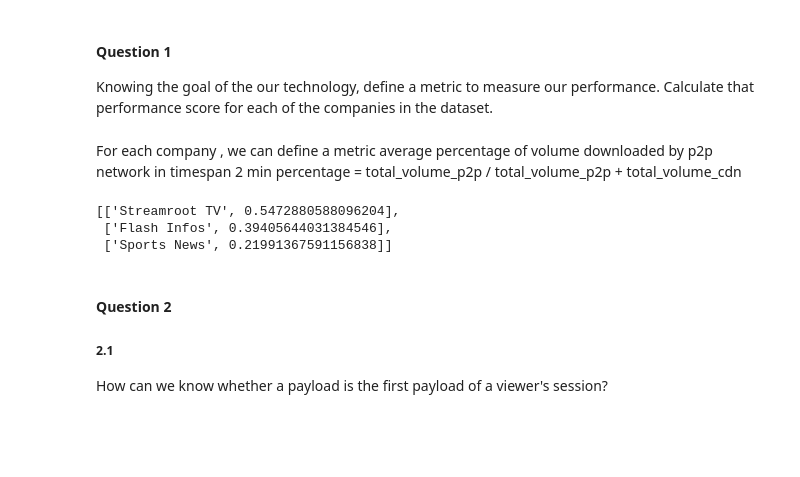
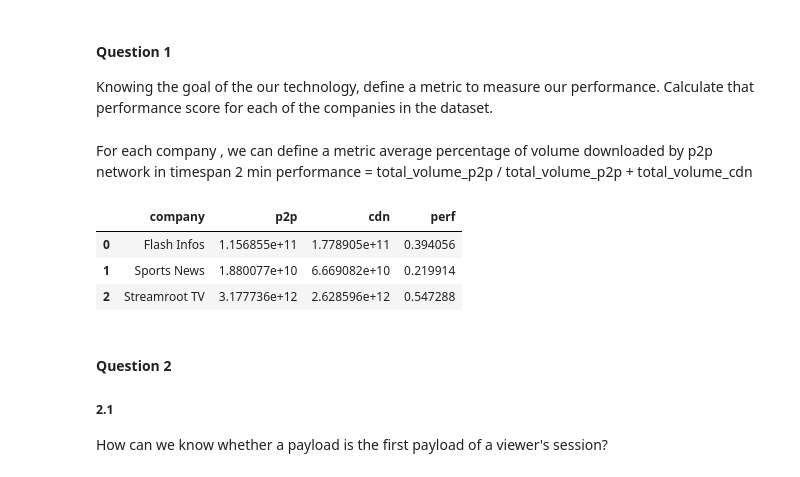
Before and after one commit to yihohu/sr_exercice, a Jupyter notebook: nb.ipynb, the cells around one changed output. Drawn from its saved outputs; the diff is of its cells as text; code cells hidden in the pictures; blank space fills up the shorter version.

```diff
--- a/nb.ipynb
+++ b/nb.ipynb
@@ -18,19 +18,16 @@ df.head()
 Knowing the goal of the our technology, define a metric to measure our performance. Calculate that performance score for each of the companies in the dataset.
 # %% [markdown]
 For each company , we can define a metric average percentage of volume downloaded by p2p network in timespan 2 min
-percentage = total_volume_p2p / total_volume_p2p + total_volume_cdn
+performance = total_volume_p2p / total_volume_p2p + total_volume_cdn
-# %%
-metric = []
-for com in  df.company.unique():
-    total_volume_p2p = df.loc[df.company == com, 'p2p'].sum()
-    total_volume_cdn = df.loc[df.company == com, 'cdn'].sum()
-    percentage = total_volume_p2p / (total_volume_p2p + total_volume_cdn)
-    metric.append([com, percentage])
-metric
-# %% [output]
-[['Streamroot TV', 0.5472880588096204],
- ['Flash Infos', 0.39405644031384546],
- ['Sports News', 0.21991367591156838]]
+# %%
+company_perf = df.groupby('company').agg({'p2p': 'sum', 'cdn': 'sum'}).reset_index()
+company_perf['perf'] = company_perf.apply(lambda x: x['p2p'] / (x['p2p'] + x['cdn']), axis=1)
+company_perf
+# %% [output]
+|  | company | p2p | cdn | perf |
+| 0 | Flash Infos | 1.156855e+11 | 1.778905e+11 | 0.394056 |
+| 1 | Sports News | 1.880077e+10 | 6.669082e+10 | 0.219914 |
+| 2 | Streamroot TV | 3.177736e+12 | 2.628596e+12 | 0.547288 |
 # %% [markdown]
 #### Question 2
 
```
Also changed, not shown: parts of 10 cells of this notebook.
